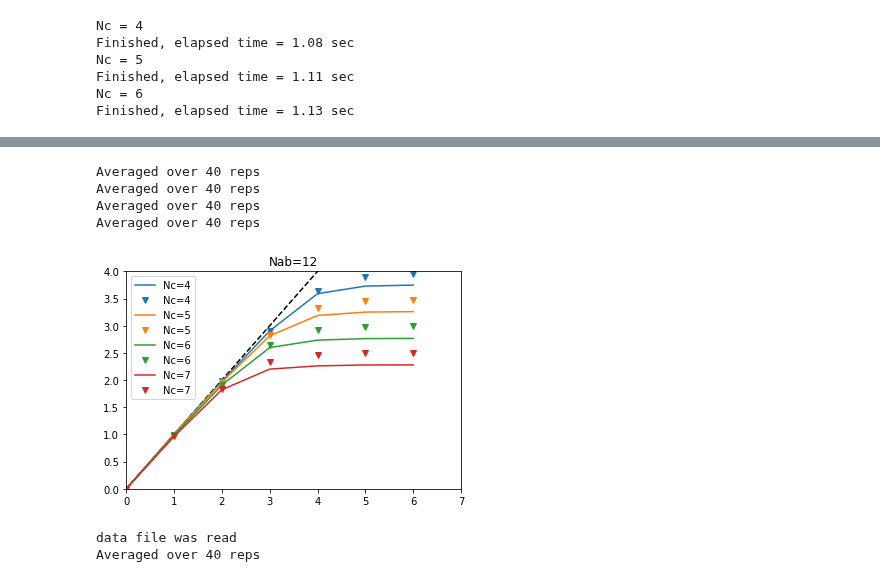
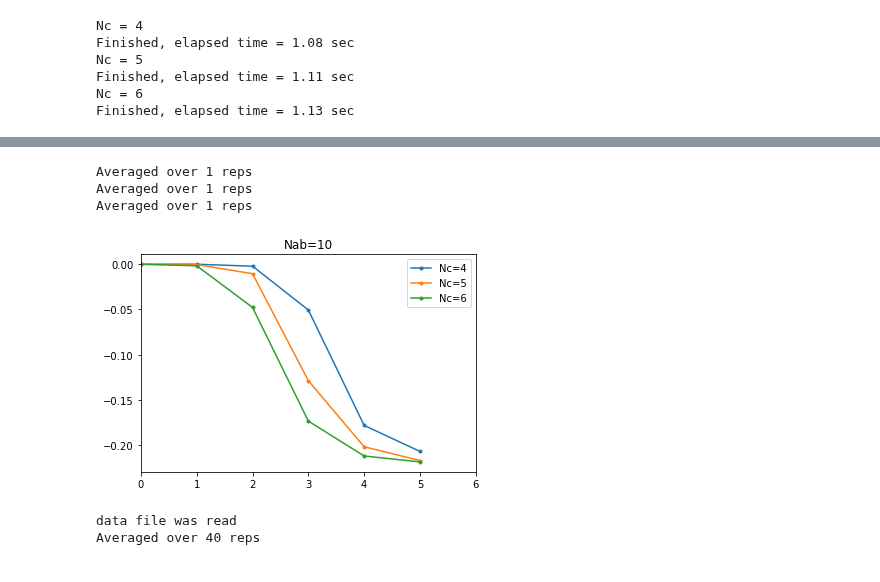
Before and after one commit to hassan-shap/RMT, a Jupyter notebook: Neg_vs_Na1_quimb.ipynb, the cells around one changed output, grey strips where cells are left out. Saved outputs shown, nothing was run; the diff lists cells and outputs as text; code cells hidden in the pictures.

```diff
--- a/Neg_vs_Na1_quimb.ipynb
+++ b/Neg_vs_Na1_quimb.ipynb
@@ -31,7 +31,7 @@ def p_transpose_2(V,Na,Nb):
 
     return U
 # %%
-Nrep=40
+Nrep=1
 r=2 # local Hilbert space dim
 
 Lab=8
@@ -75,12 +75,12 @@ Finished, elapsed time = 1.11 sec
 Nc = 6
 Finished, elapsed time = 1.13 sec
 # %%
-Nrep=40
+Nrep=1
 r=2 # local Hilbert space dim
 
-Lab=12
-# Lclist=np.array([4,5,6])
-Lclist=np.arange(int(Lab/2)-2,int(Lab/2)+2)
+Lab=10
+Lclist=np.array([5,6])
+# Lclist=np.arange(int(Lab/2)-2,int(Lab/2)+2)
 
 # neg_q=np.zeros((int(Lab/2)+1,len(Lclist),Nrep))
 neg_q = np.zeros((int(Lab/2)+1,Nrep))
@@ -105,13 +105,14 @@ for i_c in range(len(Lclist)):
             La= i_n+1
             Lb= Lab-i_n-1
 #             neg_q[i_n+1,i_c,i_r]=negativity_subsys_approx(psi, dims=dims, sysa=np.arange(La), sysb=np.arange(La,Lab))
-            neg_q[i_n+1,i_r] = negativity_subsys_approx(psi, dims=dims, sysa=np.arange(La), sysb=np.arange(La,Lab))
+#             neg_q[i_n+1,i_r] = negativity_subsys_approx(psi, dims=dims, sysa=np.arange(La), sysb=np.arange(La,Lab))
+            neg_q[i_n+1,i_r] = logneg_subsys(psi, dims=dims, sysa=np.arange(La), sysb=np.arange(La,Lab))
             MI[i_n+1,i_r] = mutinf_subsys(psi, dims=dims, sysa=np.arange(La), sysb=np.arange(La,Lab))
 
     elapsed = time.time() - t_timer
     print("Finished, quimb elapsed time = %.2f " % (elapsed)+ "sec")
 
-    f1= 'LN_r_%d_NA_%d_NB_%d.npz' % (r,Lab,Lc)
+    f1= 'LN_r_%d_NA_%d_NB_%d_2.npz' % (r,Lab,Lc)
     out_dir = 'LN_figs/'
     fname = out_dir+f1
     np.savez(fname, logneg=neg_q, MI=MI)
@@ -128,8 +125,9 @@ Finished, quimb elapsed time = 123.99 sec
 # %%
 r = 2
-Lab = 12
+Lab = 10
 
-Lclist=np.arange(int(Lab/2)-2,int(Lab/2)+2)
+Lclist=np.array([4,5,6])
+# Lclist=np.arange(int(Lab/2)-2,int(Lab/2)+2)
 out_dir = 'LN_figs/'
 
 dims_ab = [r] * Lab
@@ -141,44 +139,44 @@ def fa(xs):
         if x>1:
             ys[i_x]= np.real( np.log2(2/pi* np.arcsin(1/x)+2/(3*pi*x)*(1+2*x**2)* (1-1/x**2 +0.0j)**0.5 ) )
         else:
             ys[i_x]= 0
     return ys
 
 at=2*r**((Lab-Lclist)/2)
 yt=fa(at)
 
 plt.figure()
-plt.plot([0,Lclist.max()],[0,Lclist.max()],'k--')
+# plt.plot([0,Lclist.max()],[0,Lclist.max()],'k--')
 
 for i_c in range(len(Lclist)):
     Lc=Lclist[i_c]
-    f1= 'LN_r_%d_NA_%d_NB_%d.npz' % (r,Lab,Lc)
+    f1= 'LN_r_%d_NA_%d_NB_%d_2.npz' % (r,Lab,Lc)
     fname = out_dir+f1
     if path.exists(fname):
         npzfile = np.load(fname)
         neg_q=npzfile['logneg']
         MI=npzfile['MI']
         print('Averaged over %d reps' % (np.size(neg_q,1)))
 
-    logneg_q_avg = np.log2(2*np.mean(neg_q,axis=1)+1)
+#     logneg_q_avg = np.log2(2*np.mean(neg_q,axis=1)+1)
+    logneg_q_avg = np.mean(neg_q,axis=1)
     MI_avg = np.mean(MI,axis=1)
 
-    plt.plot(np.arange(0,int(Lab)/2+1), logneg_q_avg, '-',color='C%d' % (i_c),label='Nc=%d' % Lc)
-    plt.plot(np.arange(0,int(Lab)/2+1), MI_avg/2, 'v',color='C%d' % (i_c),label='Nc=%d' % Lc)
+#     plt.plot(np.arange(0,int(Lab)/2+1), logneg_q_avg, '-',color='C%d' % (i_c),label='Nc=%d' % Lc)
+    plt.plot(np.arange(0,int(Lab)/2+1), logneg_q_avg-MI_avg/2, '.-',color='C%d' % (i_c),label='Nc=%d' % Lc)
 #     if Lc< Lab:
 #         plt.plot([0,int(Lab)/2+1],(Lab-Lc)/2*np.array([1,1])+np.log2(8/(3*pi)),'--',color='C%d' % (i_c))
 
 plt.title('Nab=%d' % (Lab))
-plt.ylim(0,4.)
+# plt.ylim(0,4.)
 plt.xlim(0,int(Lab)/2+1)
 plt.legend()
 plt.show()
 # %% [output]
-Averaged over 40 reps
-Averaged over 40 reps
-Averaged over 40 reps
-Averaged over 40 reps
+Averaged over 1 reps
+Averaged over 1 reps
+Averaged over 1 reps
-[figure, old version]
+[figure, new version]
 # %%
 r=2
 Lab=12
```
Also changed, not shown: parts of 1 cell of this notebook, 50 other files.
